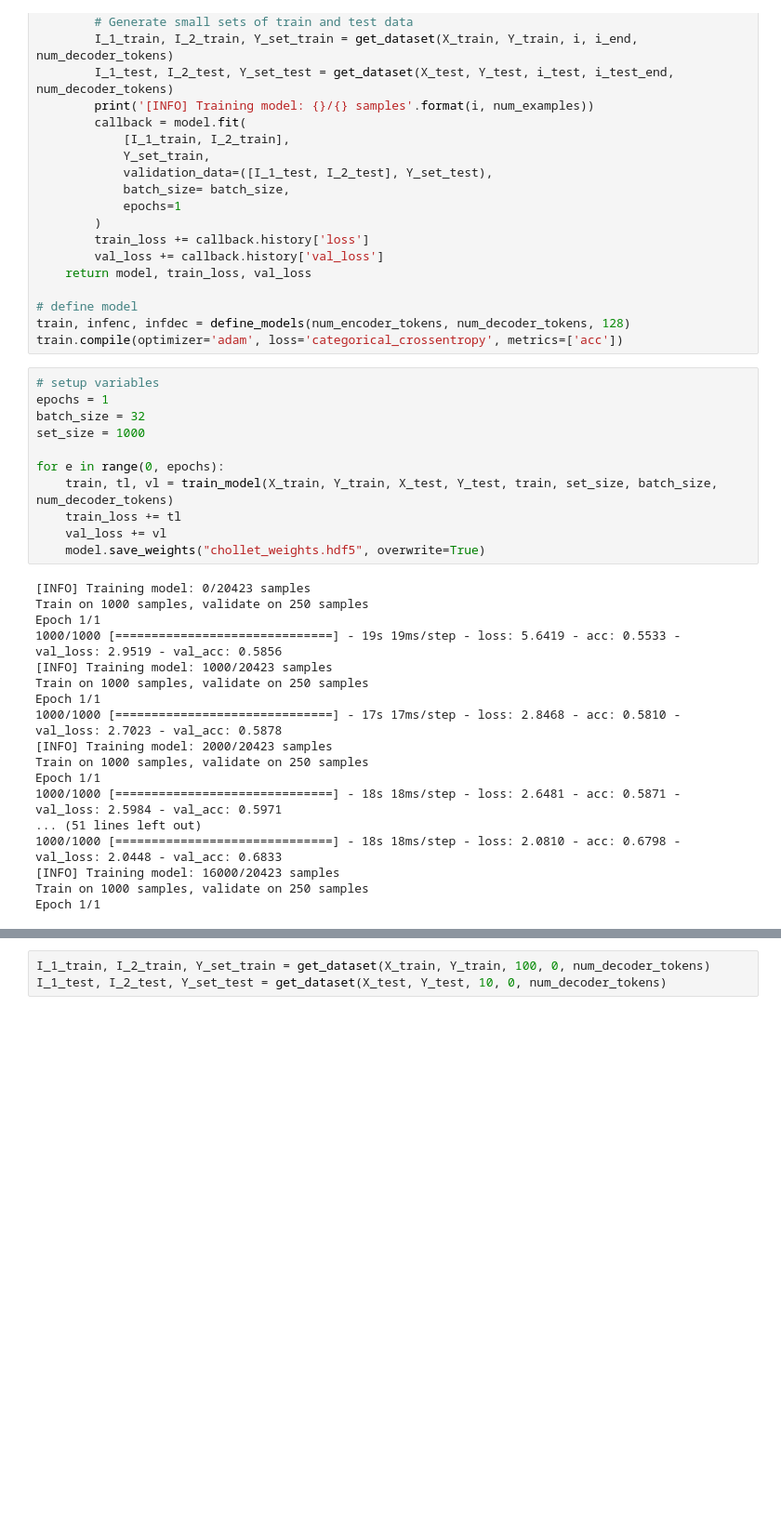
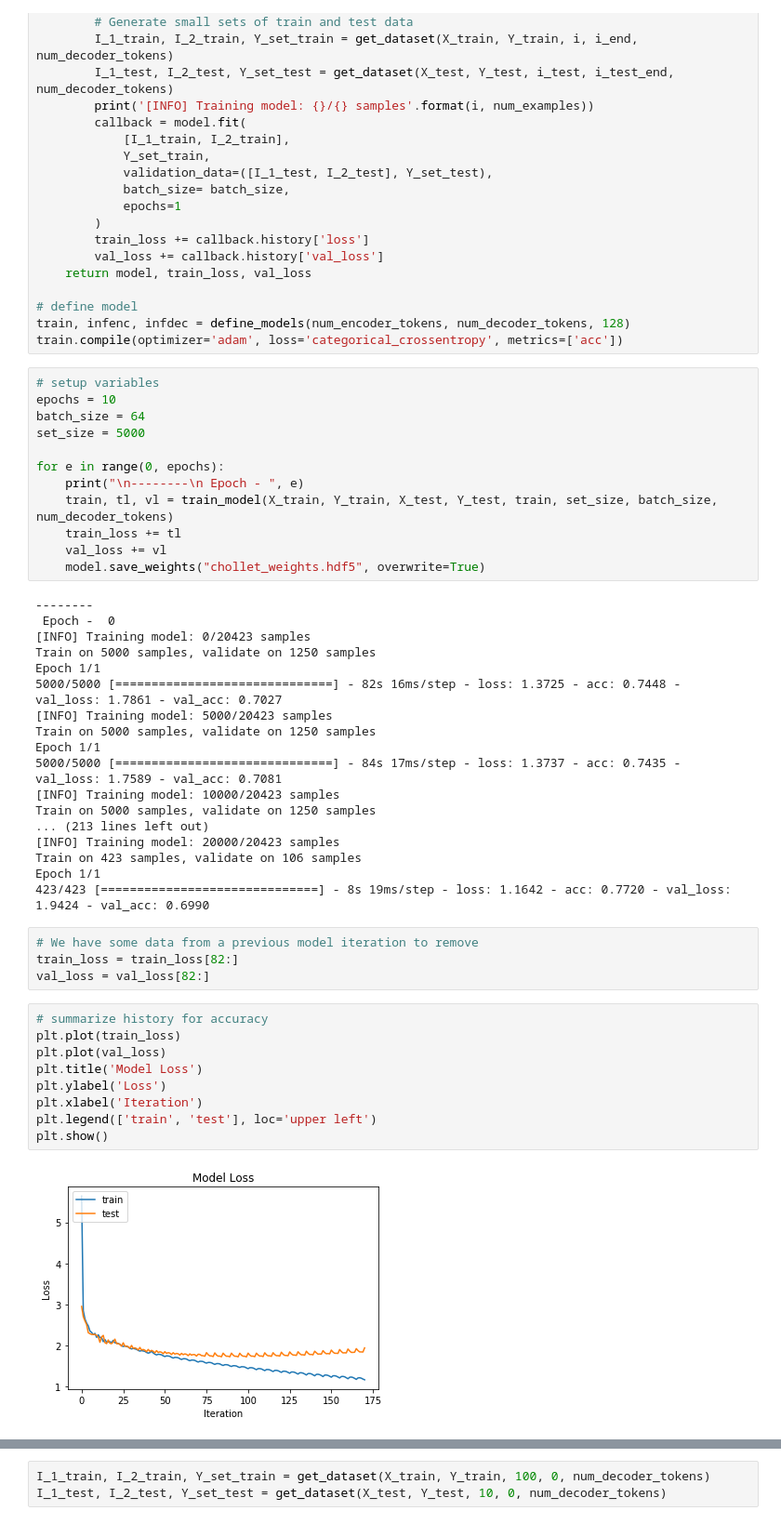
Before and after one commit to benhoyle/benhoyle.github.io-src, a Jupyter notebook: content/notebooks/title_generation/3. Title Generation - Initial Model.ipynb, the cells around one changed output, grey strips where cells are left out. Shown at 93% size. Cells and saved outputs as stored; diff of their text form; blank space fills up the shorter version.

```diff
--- a/content/notebooks/title_generation/3. Title Generation - Initial Model.ipynb
+++ b/content/notebooks/title_generation/3. Title Generation - Initial Model.ipynb
@@ -569,30 +589,46 @@ train, infenc, infdec = define_models(num_encoder_tokens, num_decoder_tokens, 12
 train.compile(optimizer='adam', loss='categorical_crossentropy', metrics=['acc'])
 # %%
 # setup variables
-epochs = 1
-batch_size = 32
-set_size = 1000
+epochs = 10
+batch_size = 64
+set_size = 5000
 
 for e in range(0, epochs):
+    print("\n--------\n Epoch - ", e)
     train, tl, vl = train_model(X_train, Y_train, X_test, Y_test, train, set_size, batch_size, num_decoder_tokens)
     train_loss += tl
     val_loss += vl
     model.save_weights("chollet_weights.hdf5", overwrite=True)
 # %% [output]
+--------
+ Epoch -  0
 [INFO] Training model: 0/20423 samples
-Train on 1000 samples, validate on 250 samples
+Train on 5000 samples, validate on 1250 samples
 Epoch 1/1
-1000/1000 [==============================] - 19s 19ms/step - loss: 5.6419 - acc: 0.5533 - val_loss: 2.9519 - val_acc: 0.5856
-[INFO] Training model: 1000/20423 samples
-Train on 1000 samples, validate on 250 samples
+5000/5000 [==============================] - 82s 16ms/step - loss: 1.3725 - acc: 0.7448 - val_loss: 1.7861 - val_acc: 0.7027
+[INFO] Training model: 5000/20423 samples
+Train on 5000 samples, validate on 1250 samples
 Epoch 1/1
-1000/1000 [==============================] - 17s 17ms/step - loss: 2.8468 - acc: 0.5810 - val_loss: 2.7023 - val_acc: 0.5878
-[INFO] Training model: 2000/20423 samples
-Train on 1000 samples, validate on 250 samples
+5000/5000 [==============================] - 84s 17ms/step - loss: 1.3737 - acc: 0.7435 - val_loss: 1.7589 - val_acc: 0.7081
+[INFO] Training model: 10000/20423 samples
+Train on 5000 samples, validate on 1250 samples
+... (213 lines left out)
+[INFO] Training model: 20000/20423 samples
+Train on 423 samples, validate on 106 samples
 Epoch 1/1
-1000/1000 [==============================] - 18s 18ms/step - loss: 2.6481 - acc: 0.5871 - val_loss: 2.5984 - val_acc: 0.5971
-... (51 lines left out)
-1000/1000 [==============================] - 18s 18ms/step - loss: 2.0810 - acc: 0.6798 - val_loss: 2.0448 - val_acc: 0.6833
-[INFO] Training model: 16000/20423 samples
-Train on 1000 samples, validate on 250 samples
-Epoch 1/1
+423/423 [==============================] - 8s 19ms/step - loss: 1.1642 - acc: 0.7720 - val_loss: 1.9424 - val_acc: 0.6990
+# %%
+# We have some data from a previous model iteration to remove
+train_loss = train_loss[82:]
+val_loss = val_loss[82:]
+# %%
+# summarize history for accuracy
+plt.plot(train_loss)
+plt.plot(val_loss)
+plt.title('Model Loss')
+plt.ylabel('Loss')
+plt.xlabel('Iteration')
+plt.legend(['train', 'test'], loc='upper left')
+plt.show()
+# %% [output]
+[figure, added]
```
Also changed, not shown: parts of 24 cells of this notebook, 15 other files.
